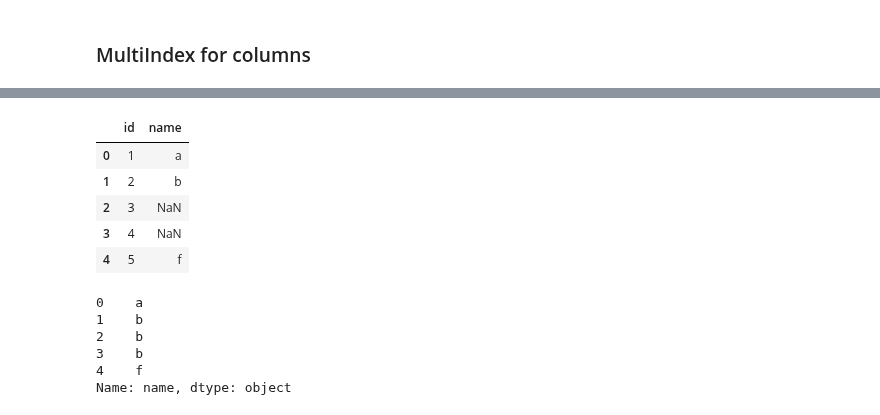
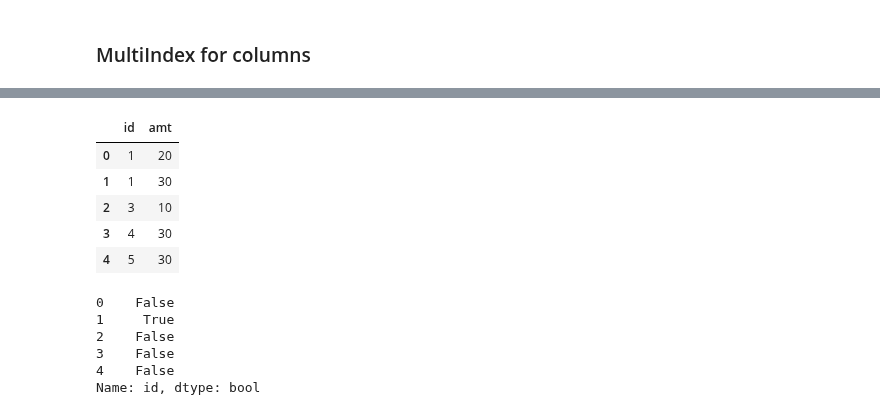
Before and after one commit to shredder47/Data-Science-Using-Python, a Jupyter notebook: DS_Pandas.ipynb, the cells around one changed output, grey strips where cells are left out. Drawn from its saved outputs; the diff is of its cells as text; code cells hidden in the pictures.

```diff
--- a/DS_Pandas.ipynb
+++ b/DS_Pandas.ipynb
@@ -936,25 +936,25 @@ health_data.stack().stack().unstack()
 # %%
 x = pd.DataFrame(
 
     {
-        "id" : [1,2,3,4,5],
-        "name" : ['a','b',np.nan,np.nan,'f']
+        "id" : [1,1,3,4,5],
+        "amt" : [20,30,10,30,30]
     }
 )
 x
 # %% [output]
-|  | id | name |
-| 0 | 1 | a |
-| 1 | 2 | b |
-| 2 | 3 | NaN |
-| 3 | 4 | NaN |
-| 4 | 5 | f |
+|  | id | amt |
+| 0 | 1 | 20 |
+| 1 | 1 | 30 |
+| 2 | 3 | 10 |
+| 3 | 4 | 30 |
+| 4 | 5 | 30 |
-# %%
-x.name.fillna(method = 'ffill')
-# %% [output]
-0    a
-1    b
-2    b
-3    b
-4    f
-Name: name, dtype: object
+# %%
+x.id.duplicated()
+# %% [output]
+0    False
+1     True
+2    False
+3    False
+4    False
+Name: id, dtype: bool
```
Also changed, not shown: parts of 14 cells of this notebook.
